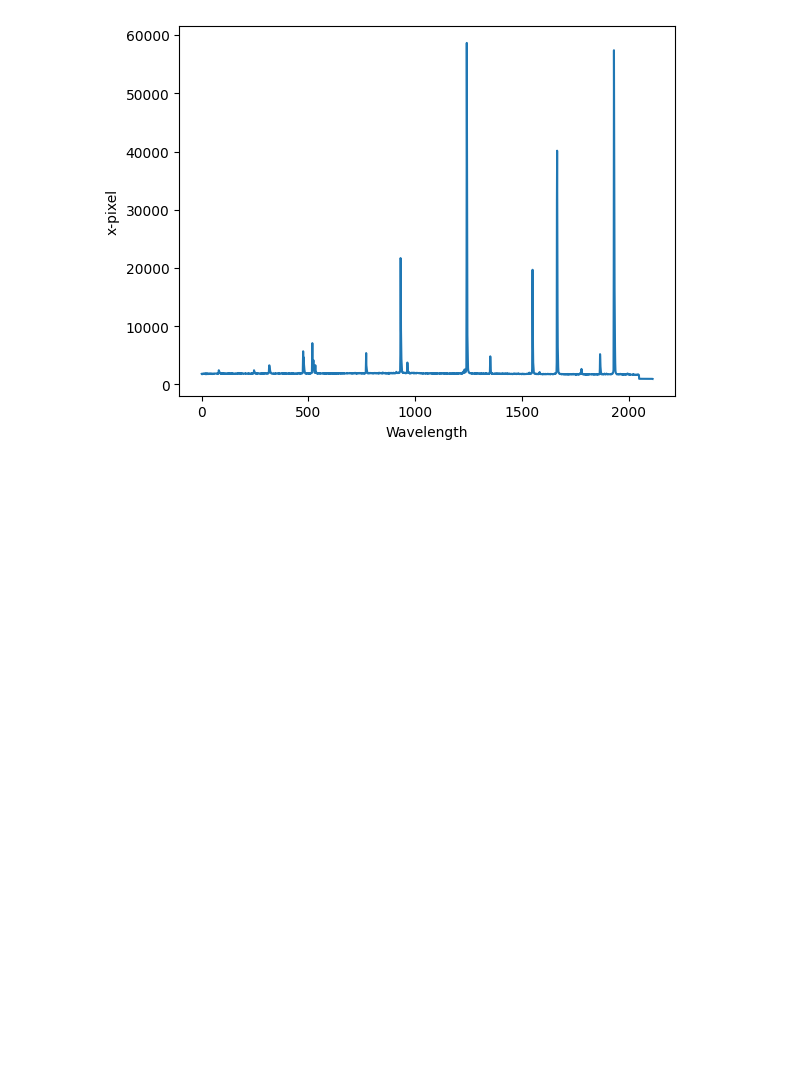
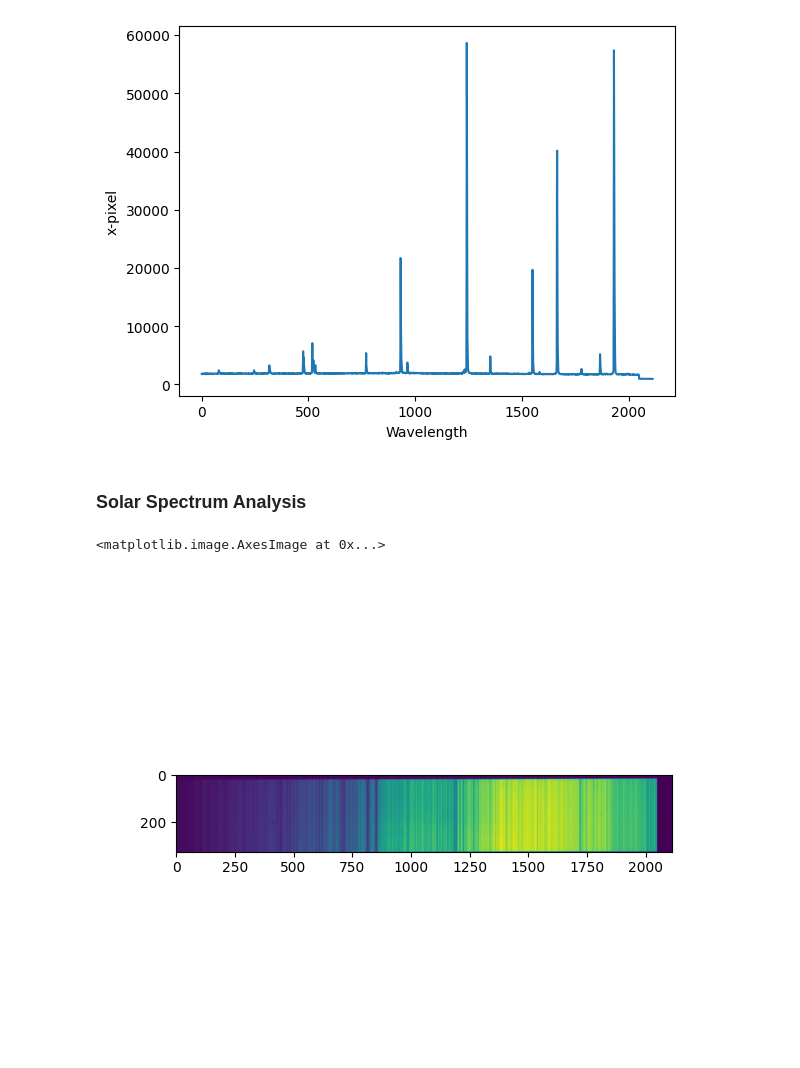
Before and after one commit to avi-patel1/ASTR257_2024, a Jupyter notebook: Project 4--Galaxy Rotation Curve/Data_Reduction.ipynb, the cells around one changed output. Cells and saved outputs as stored; diff of their text form; code cells hidden in the pictures; blank space fills up the shorter version.

```diff
--- a/Project 4--Galaxy Rotation Curve/Data_Reduction.ipynb
+++ b/Project 4--Galaxy Rotation Curve/Data_Reduction.ipynb
@@ -81,3 +82,10 @@ plt.ylabel("x-pixel")
 # %% [output]
 Text(0, 0.5, 'x-pixel')
 [figure]
+# %% [markdown]
+### Solar Spectrum Analysis
+# %%
+plt.imshow(solar_hdu.data)
+# %% [output]
+<matplotlib.image.AxesImage at 0x...>
+[figure, added]
```
Also changed, not shown: parts of 4 cells of this notebook, 1 other file.
